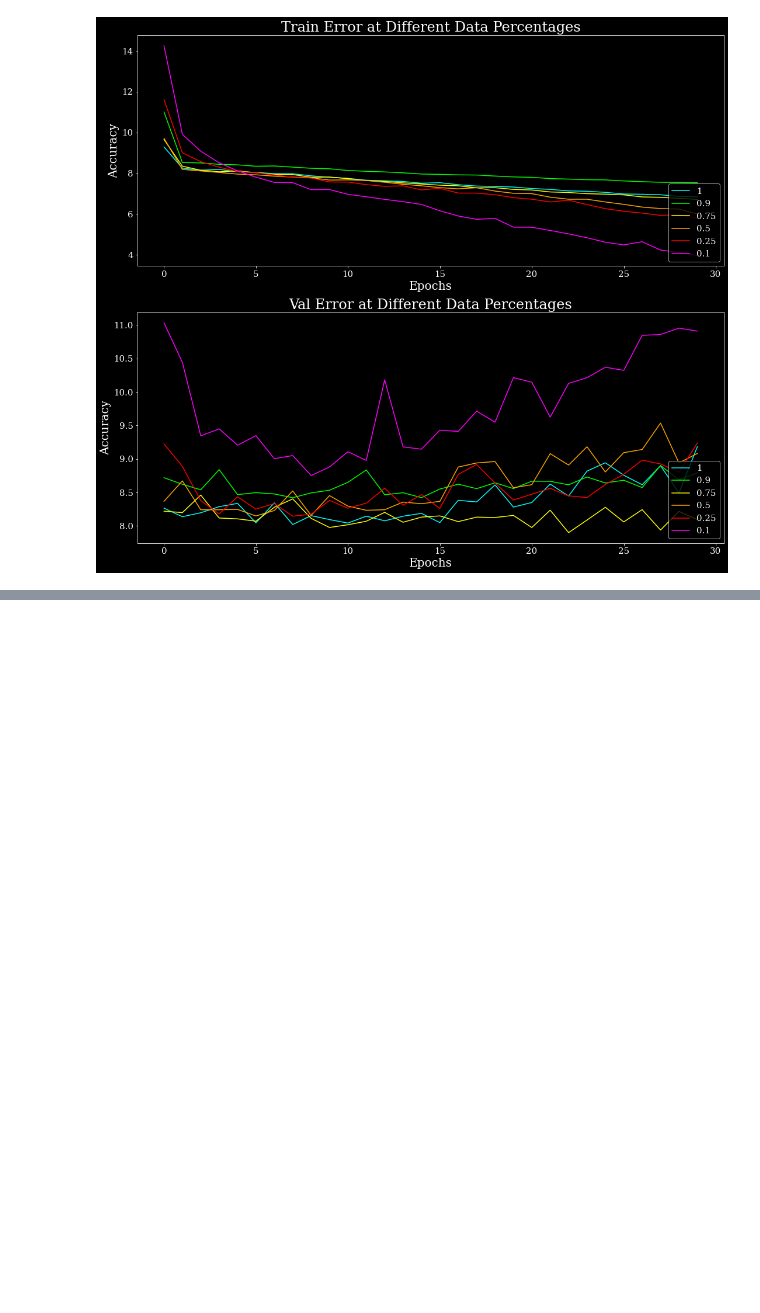
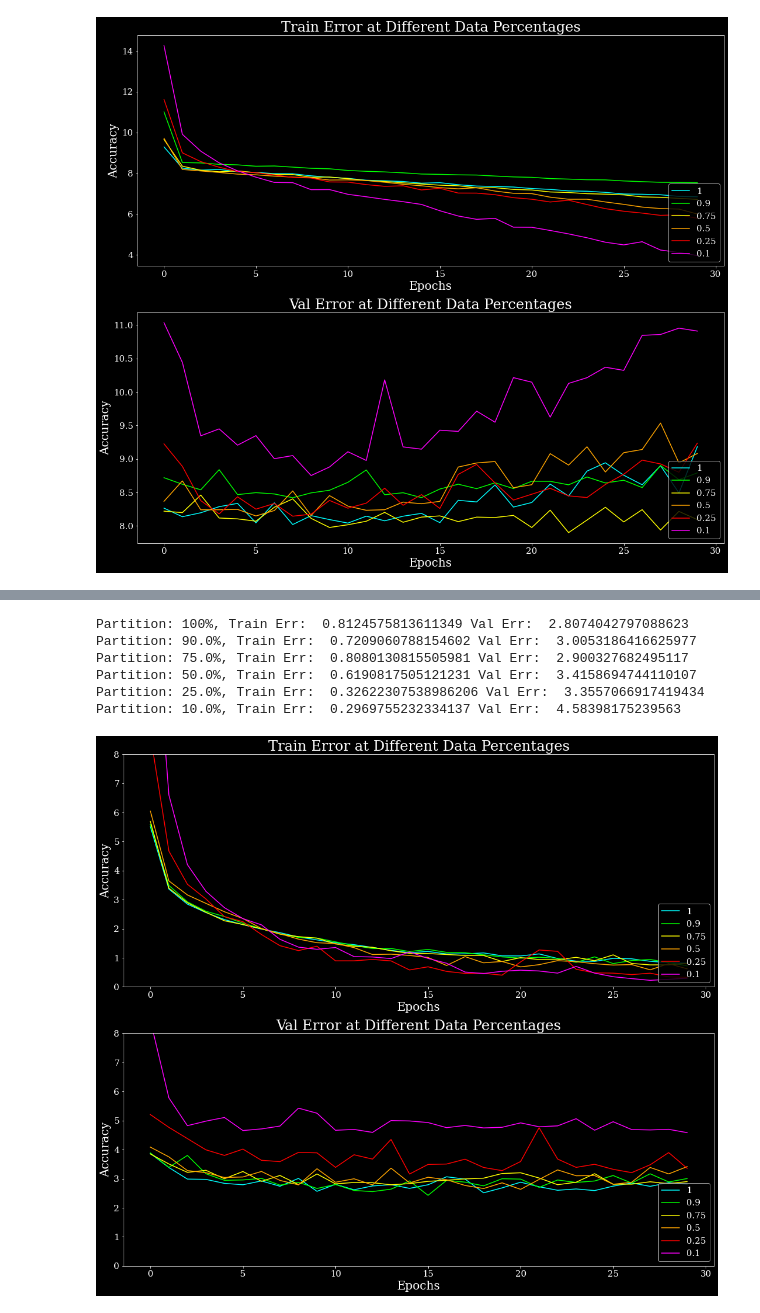
Before and after one commit to timothylindsey/Biola-Lawrence-Livermore-Project, a Jupyter notebook: Code/Testing Different Models - Daniel.ipynb, the cells around one changed output, grey strips where cells are left out. Saved outputs shown, nothing was run; the diff lists cells and outputs as text; code cells hidden in the pictures; blank space fills up the shorter version.

```diff
--- a/Code/Testing Different Models - Daniel.ipynb
+++ b/Code/Testing Different Models - Daniel.ipynb
@@ -296,0 +559,37 @@ Partition: 10.0%, Train Err:  3.9683539072672525 Val Err:  10.909477869669596
+# %%
+fig, ax = plt.subplots(2, figsize=(18,16))
+colors = ["cyan", "lime", "yellow", "orange", "red", "magenta"]
+
+for i in range(len(dataSegments)):
+    allErr = []
+    allErrVal = []
+    for j in range(len(modelHistories[i])): #get accuracies formatted nicely
+        allErr.append(modelHistories[i][j].history["mean_squared_error"])
+        allErrVal.append(modelHistories[i][j].history["val_mean_squared_error"])
+
+    avrErr = np.average(allErr, axis=0) #average all the accuracies
+    avrErrVal = np.average(allErrVal, axis=0) #average all the accuracies
+
+    print("Partition:", 100*dataSegments[i], "\b%, Train Err: ", avrErr[-1], "Val Err: ", avrErrVal[-1])
+
+    ax[0].plot(avrErr, label=dataSegments[i], color=colors[i])
+    ax[1].plot(avrErrVal, label=dataSegments[i], color=colors[i])
+
+
+ax[0].set_title("Train Error at Different Data Percentages", fontsize = 24)
+ax[1].set_title("Val Error at Different Data Percentages", fontsize = 24)
+
+for i in range(2):
+    ax[i].tick_params(axis='both', which='major', labelsize=15)
+    ax[i].legend(loc = 'lower right', fontsize = 15)
+    ax[i].set_xlabel("Epochs", fontsize = 20)
+    ax[i].set_ylabel("Accuracy", fontsize = 20)
+    ax[i].set_ylim([0,8])
+# %% [output]
+Partition: 100%, Train Err:  0.8124575813611349 Val Err:  2.8074042797088623
+Partition: 90.0%, Train Err:  0.7209060788154602 Val Err:  3.0053186416625977
+Partition: 75.0%, Train Err:  0.8080130815505981 Val Err:  2.900327682495117
+Partition: 50.0%, Train Err:  0.6190817505121231 Val Err:  3.4158694744110107
+Partition: 25.0%, Train Err:  0.32622307538986206 Val Err:  3.3557066917419434
+Partition: 10.0%, Train Err:  0.2969755232334137 Val Err:  4.58398175239563
+[figure, added]
```
Also changed, not shown: parts of 7 cells of this notebook, 2 other files.
